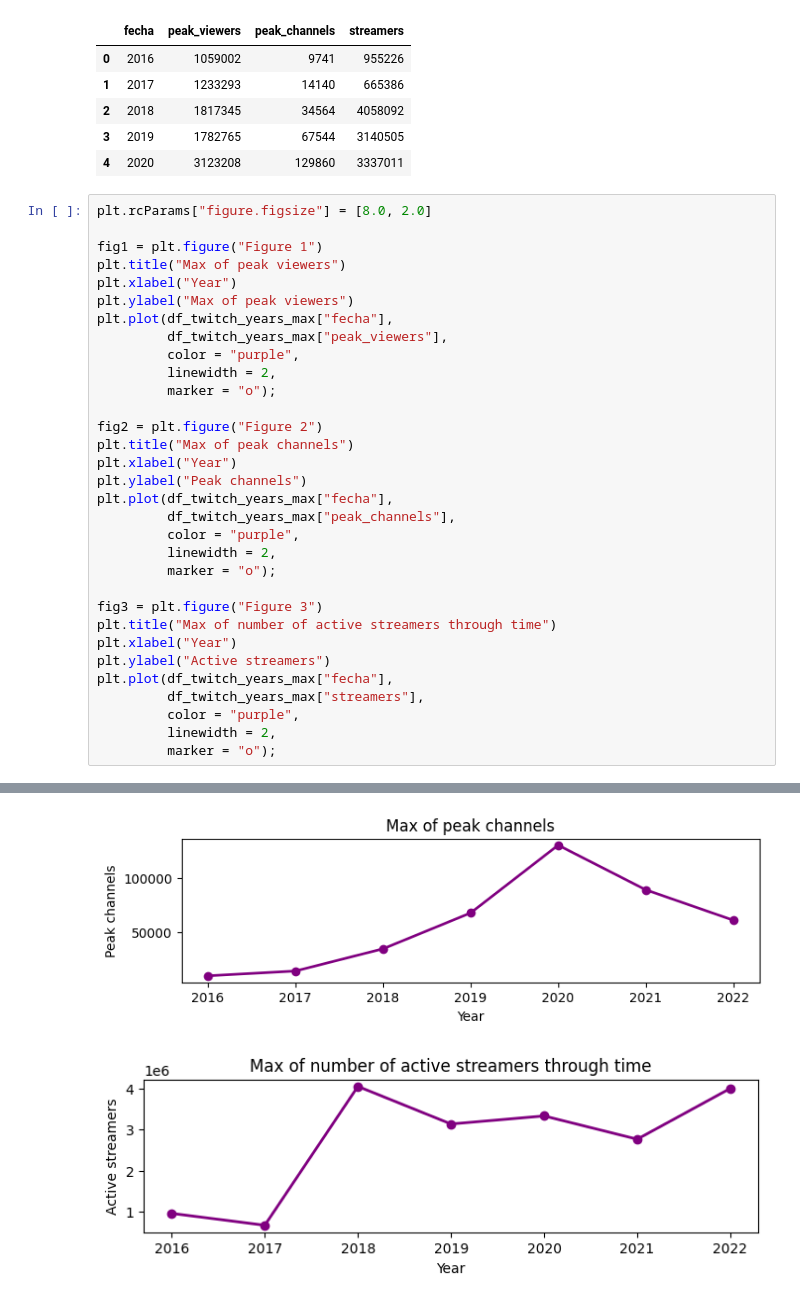
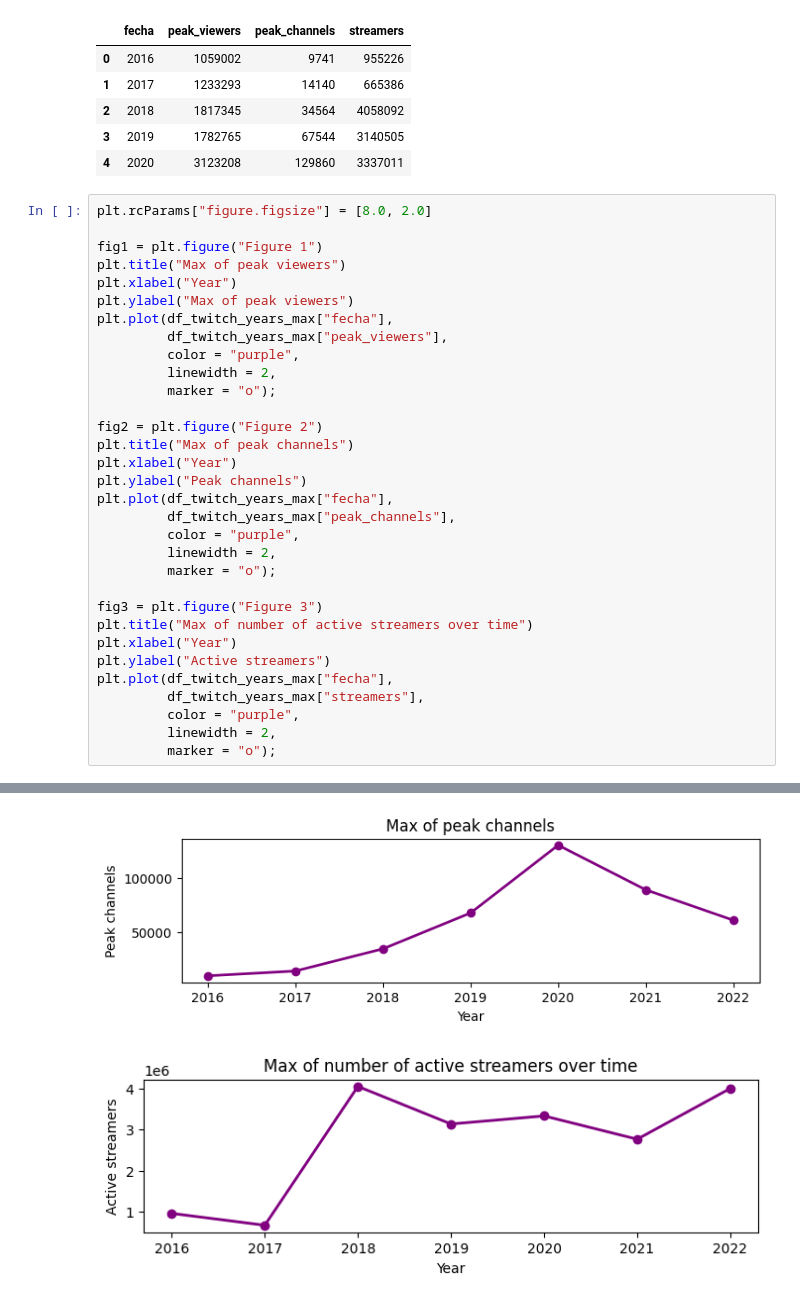
Before and after one commit to JorgeLlorente/video_gaming_industry_analysis, a Jupyter notebook: notebooks/overview_analysis.ipynb, the cells around one changed output, grey strips where cells are left out. Drawn from its saved outputs; the diff is of its cells as text.

```diff
--- a/notebooks/overview_analysis.ipynb
+++ b/notebooks/overview_analysis.ipynb
@@ -452,32 +465,32 @@ fig1 = plt.figure("Figure 1")
 plt.title("Max of peak viewers")
 plt.xlabel("Year")
 plt.ylabel("Max of peak viewers")
 plt.plot(df_twitch_years_max["fecha"],
          df_twitch_years_max["peak_viewers"],
          color = "purple",
          linewidth = 2,
          marker = "o");
 
 fig2 = plt.figure("Figure 2")
 plt.title("Max of peak channels")
 plt.xlabel("Year")
 plt.ylabel("Peak channels")
 plt.plot(df_twitch_years_max["fecha"],
          df_twitch_years_max["peak_channels"],
          color = "purple",
          linewidth = 2,
          marker = "o");
 
 fig3 = plt.figure("Figure 3")
-plt.title("Max of number of active streamers through time")
+plt.title("Max of number of active streamers over time")
 plt.xlabel("Year")
 plt.ylabel("Active streamers")
 plt.plot(df_twitch_years_max["fecha"],
          df_twitch_years_max["streamers"],
          color = "purple",
          linewidth = 2,
          marker = "o");
 # %% [output]
 [figure]
 [figure]
-[figure, old version]
+[figure, new version]
```
Also changed, not shown: parts of 42 cells of this notebook, 12 other files.
